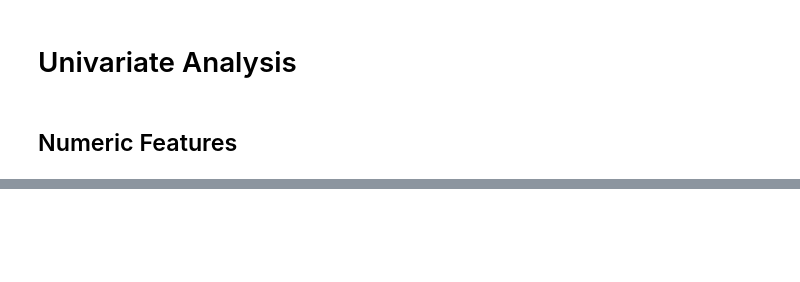
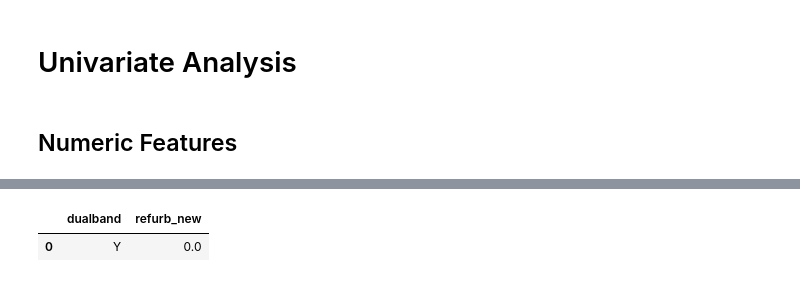
Before and after one commit to Jeff-ChenFan-Wang/TelecomChurnAnalysis, a Jupyter notebook: EDA.ipynb, the cells around one changed output, grey strips where cells are left out. Drawn from its saved outputs; the diff is of its cells as text; code cells hidden in the pictures; blank space fills up the shorter version.

```diff
--- a/EDA.ipynb
+++ b/EDA.ipynb
@@ -119,0 +103,5 @@ elbow = graph_elbow(loss)
+# %%
+full_data[['dualband','refurb_new']].mode()
+# %% [output]
+|  | dualband | refurb_new |
+| 0 | Y | 0.0 |
```
Also changed, not shown: parts of 16 cells of this notebook, 2 other files.
